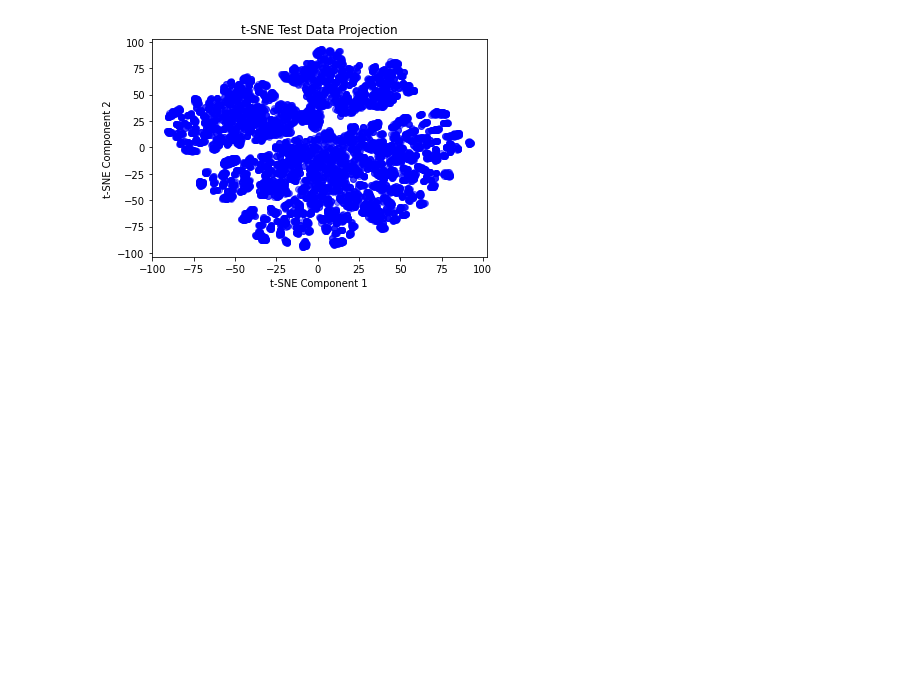
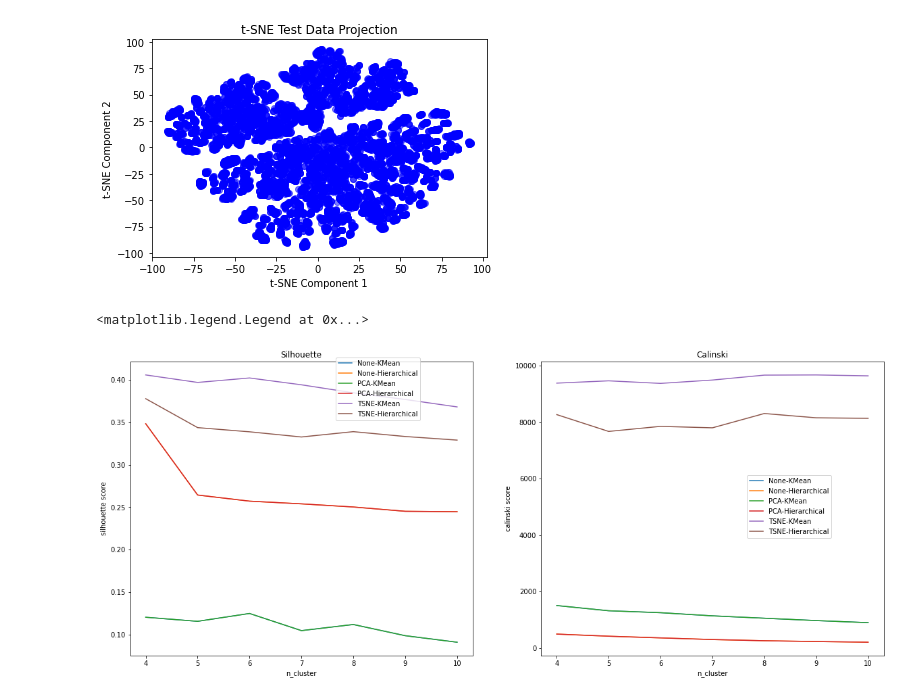
Before and after one commit to tungnd237/InventoryManagementAnalyst, a Jupyter notebook: hj/0424_clustering_per_order.ipynb, the cells around one changed output. Cells and saved outputs as stored; diff of their text form; code cells hidden in the pictures; blank space fills up the shorter version.

Commit message:
rescaling/clustering per order

```diff
--- a/hj/0424_clustering_per_order.ipynb
+++ b/hj/0424_clustering_per_order.ipynb
@@ -270,0 +360,20 @@ from sklearn.cluster import AgglomerativeClustering
+# %%
+plt.figure(figsize=(20,8))
+plt.subplot(1, 2, 1)
+for i in range(len(silhouette_avg)):
+    plt.plot(range_n_clusters, silhouette_avg[i], label = Name[i])
+plt.title('Silhouette')
+plt.xlabel('n_cluster')
+plt.ylabel('silhouette score')
+plt.legend(loc=(0.6, 0.8))
+
+plt.subplot(1, 2, 2)
+for i in range(len(Calinski)):
+    plt.plot(range_n_clusters, Calinski[i], label = Name[i])
+plt.title('Calinski')
+plt.xlabel('n_cluster')
+plt.ylabel('calinski score')
+plt.legend(loc=(0.6, 0.4))
+# %% [output]
+<matplotlib.legend.Legend at 0x...>
+[figure, added]
```
Also changed, not shown: parts of 10 cells of this notebook.
